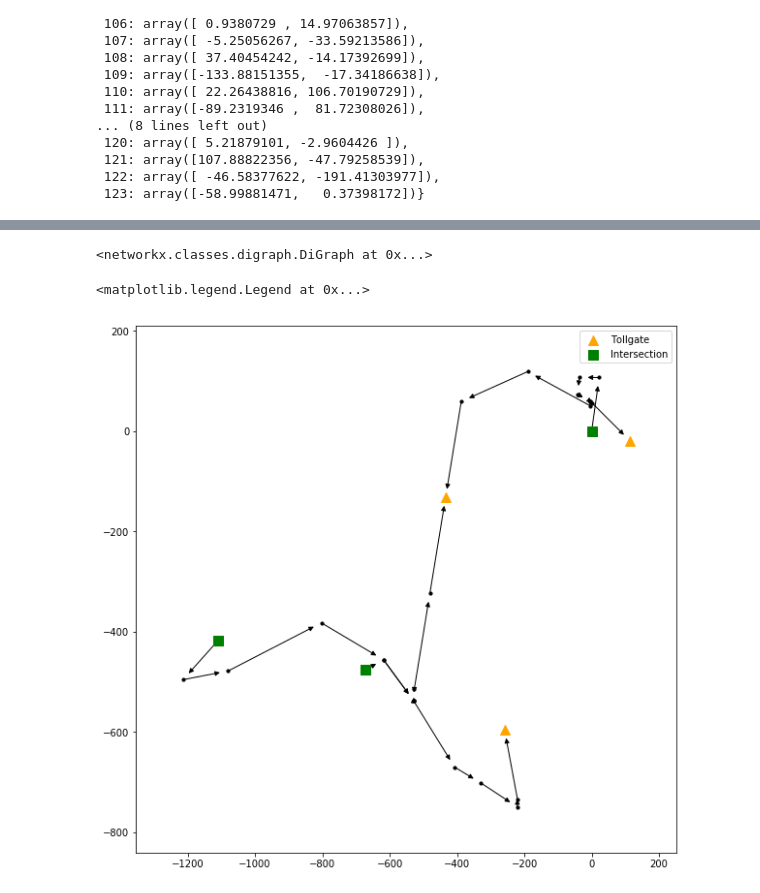
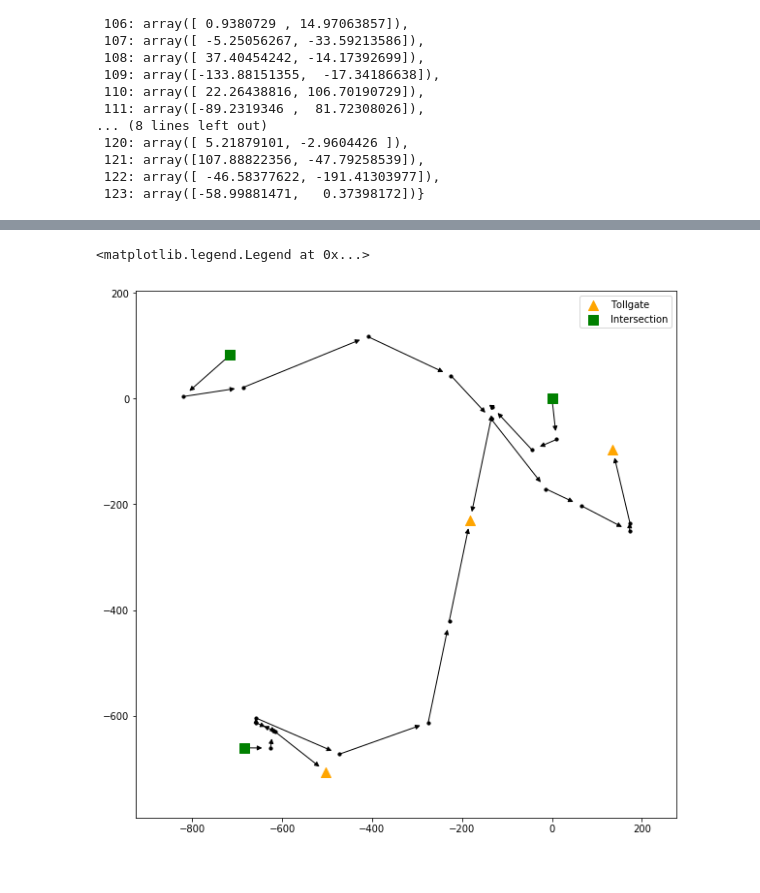
Before and after one commit to muciyuallen/TrafficFlowOptimization, a Jupyter notebook: NetWork Visualization.ipynb, the cells around one changed output, grey strips where cells are left out. Drawn from its saved outputs; the diff is of its cells as text; code cells hidden in the pictures.

Commit message:
updated visual

```diff
--- a/NetWork Visualization.ipynb
+++ b/NetWork Visualization.ipynb
@@ -304,25 +304,21 @@ label_pos
-# %%
-Links
-# %% [output]
-<networkx.classes.digraph.DiGraph at 0x...>
 # %%
 # New Graph with length of edges reflect the true relative length of links
 from matplotlib.patches import ConnectionStyle
 
 plt.figure(figsize=(10,10))
 randomseed = 4
-start_node = 'A_110s'
+start_node = 'B_105s'
 
 pos = dfs_addcoords(G, tv_dict, start_node)
 other_nodes_size = 10
 nx.draw_networkx_nodes(Links, nodelist = end_nodes, node_shape = '^', node_color = 'orange', node_size = begin_end_nodes_size, pos=pos, with_labels = False, label = 'Tollgate')
 nx.draw_networkx_nodes(Links, nodelist = start_nodes, node_shape = 's', node_color = 'green', node_size = begin_end_nodes_size, pos=pos, with_labels = False, label = 'Intersection')
 nx.draw_networkx_nodes(Links, nodelist = other_nodes, node_shape = 'o', node_color = 'black', node_size = other_nodes_size, pos=pos, with_labels = False)
 # nx.draw_networkx_labels(nx.Graph(label_pos), pos=label_pos)
 nx.draw_networkx_edges(Links, pos=pos, arrowsize=10, arrowstyle = '-|>', connectionstyle = ConnectionStyle("Arc3, rad=0.01"),with_labels = False)
 
 
 plt.legend()
 # %% [output]
 <matplotlib.legend.Legend at 0x...>
-[figure, old version]
+[figure, new version]
```
Also changed, not shown: parts of 1 cell of this notebook.
